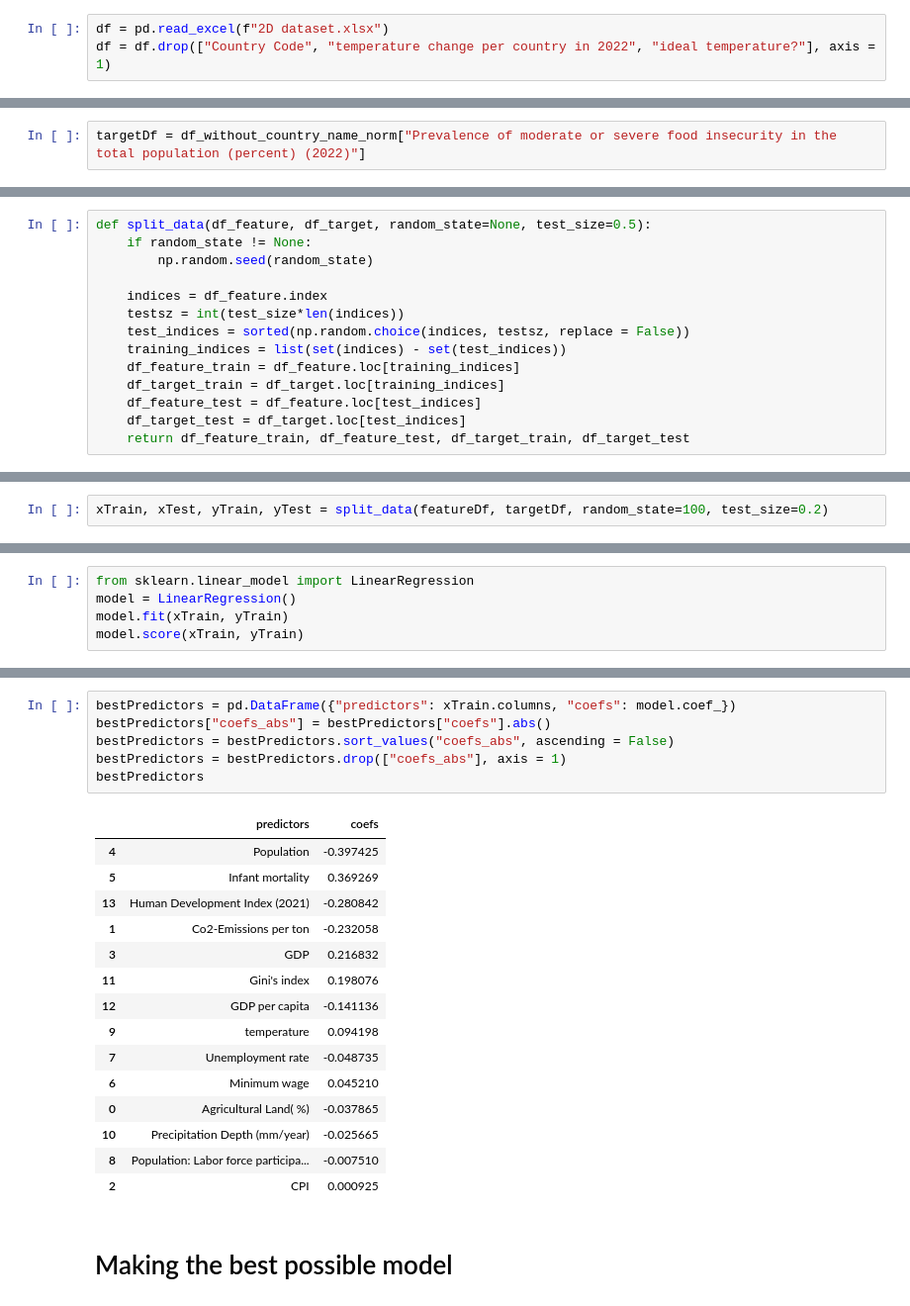
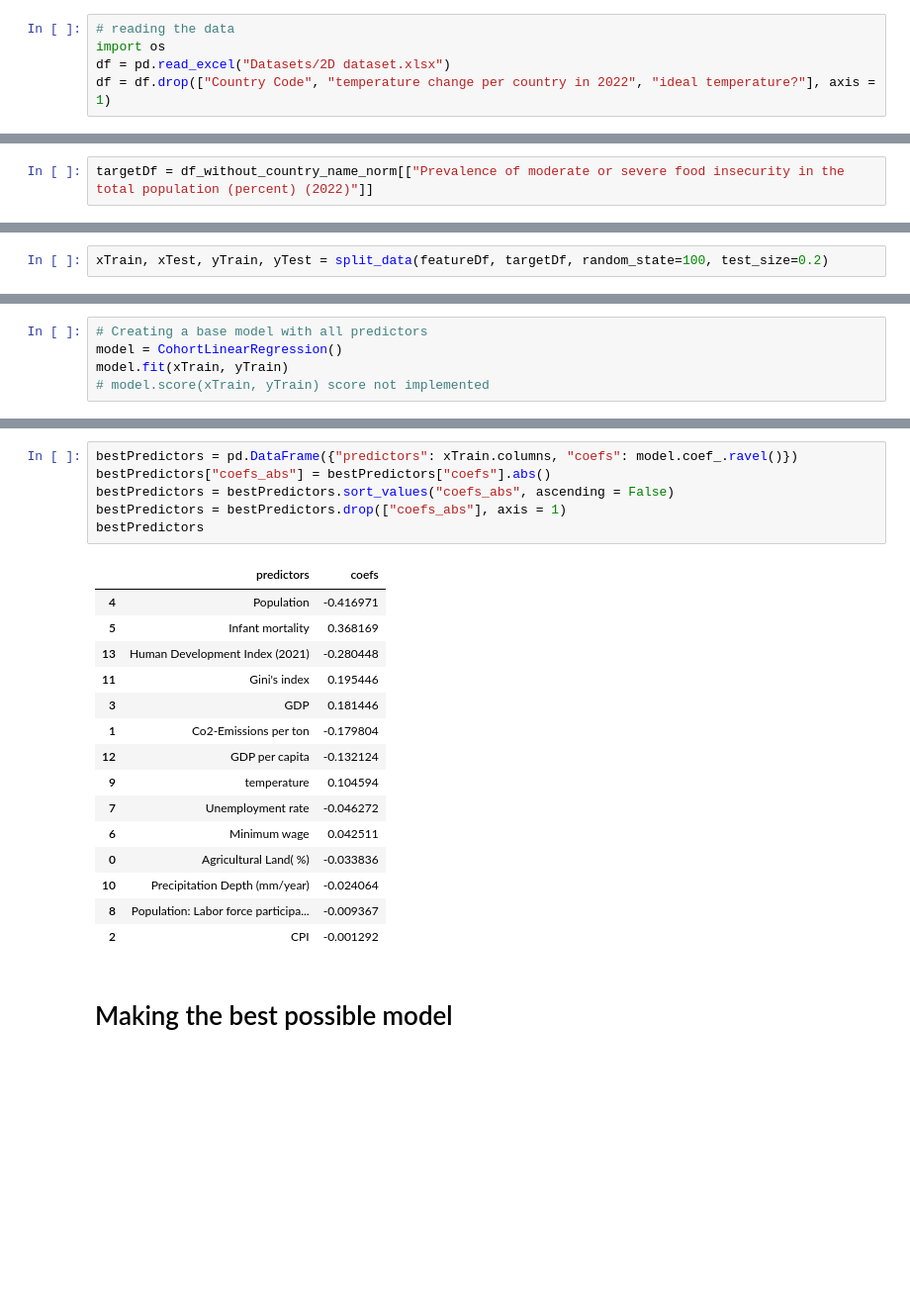
Before and after one commit to michael-hoon/Food-Security-Forecasting, a Jupyter notebook: 2D_final.ipynb, the cells around one changed output, grey strips where cells are left out. Shown: that part at 99% size. Cells and saved outputs as stored; diff of their text form; blank space fills up the shorter version.

```diff
--- a/2D_final.ipynb
+++ b/2D_final.ipynb
@@ -10,5 +43,7 @@ import matplotlib.pyplot as plt
 # %%
-df = pd.read_excel(f"2D dataset.xlsx")
+# reading the data
+import os
+df = pd.read_excel("Datasets/2D dataset.xlsx")
 df = df.drop(["Country Code", "temperature change per country in 2022", "ideal temperature?"], axis = 1)
 # %%
 df.head()
@@ -58,20 +93,6 @@ meansVector = df_without_country_name.mean()
 stdsVector = df_without_country_name.std()
 df_without_country_name_norm = (df_without_country_name - df_without_country_name.mean()) / df_without_country_name.std()
 # %%
-targetDf = df_without_country_name_norm["Prevalence of moderate or severe food insecurity in the total population (percent) (2022)"]
+targetDf = df_without_country_name_norm[["Prevalence of moderate or severe food insecurity in the total population (percent) (2022)"]]
 # %%
 featureDf = df_without_country_name_norm.drop(["Prevalence of moderate or severe food insecurity in the total population (percent) (2022)"], axis = 1)
-# %%
-def split_data(df_feature, df_target, random_state=None, test_size=0.5):
-    if random_state != None:
-        np.random.seed(random_state)
-
-    indices = df_feature.index
-    testsz = int(test_size*len(indices))
-    test_indices = sorted(np.random.choice(indices, testsz, replace = False))
-    training_indices = list(set(indices) - set(test_indices))
-    df_feature_train = df_feature.loc[training_indices]
-    df_target_train = df_target.loc[training_indices]
-    df_feature_test = df_feature.loc[test_indices]
-    df_target_test = df_target.loc[test_indices]
-    return df_feature_train, df_feature_test, df_target_train, df_target_test
@@ -148,6 +101,6 @@ def gradient_descent_linreg(X, y, beta, alpha, num_iters):
 # %%
-from sklearn.linear_model import LinearRegression
-model = LinearRegression()
+# Creating a base model with all predictors
+model = CohortLinearRegression()
 model.fit(xTrain, yTrain)
-model.score(xTrain, yTrain)
+# model.score(xTrain, yTrain) score not implemented
 # %% [output]
@@ -188,25 +157,25 @@ pd.DataFrame({'preds': predictions, 'actuals': yTest})
 # %%
-bestPredictors = pd.DataFrame({"predictors": xTrain.columns, "coefs": model.coef_})
+bestPredictors = pd.DataFrame({"predictors": xTrain.columns, "coefs": model.coef_.ravel()})
 bestPredictors["coefs_abs"] = bestPredictors["coefs"].abs()
 bestPredictors = bestPredictors.sort_values("coefs_abs", ascending = False)
 bestPredictors = bestPredictors.drop(["coefs_abs"], axis = 1)
 bestPredictors
 # %% [output]
 |  | predictors | coefs |
-| 4 | Population | -0.397425 |
-| 5 | Infant mortality | 0.369269 |
-| 13 | Human Development Index (2021) | -0.280842 |
-| 1 | Co2-Emissions per ton | -0.232058 |
-| 3 | GDP | 0.216832 |
-| 11 | Gini's index | 0.198076 |
-| 12 | GDP per capita | -0.141136 |
-| 9 | temperature | 0.094198 |
-| 7 | Unemployment rate | -0.048735 |
-| 6 | Minimum wage | 0.045210 |
-| 0 | Agricultural Land( %) | -0.037865 |
-| 10 | Precipitation Depth (mm/year) | -0.025665 |
-| 8 | Population: Labor force participa... | -0.007510 |
-| 2 | CPI | 0.000925 |
+| 4 | Population | -0.416971 |
+| 5 | Infant mortality | 0.368169 |
+| 13 | Human Development Index (2021) | -0.280448 |
+| 11 | Gini's index | 0.195446 |
+| 3 | GDP | 0.181446 |
+| 1 | Co2-Emissions per ton | -0.179804 |
+| 12 | GDP per capita | -0.132124 |
+| 9 | temperature | 0.104594 |
+| 7 | Unemployment rate | -0.046272 |
+| 6 | Minimum wage | 0.042511 |
+| 0 | Agricultural Land( %) | -0.033836 |
+| 10 | Precipitation Depth (mm/year) | -0.024064 |
+| 8 | Population: Labor force participa... | -0.009367 |
+| 2 | CPI | -0.001292 |
 # %% [markdown]
 # Making the best possible model
 # %%
```
Also changed, not shown: parts of 35 cells of this notebook, 1 other file.
